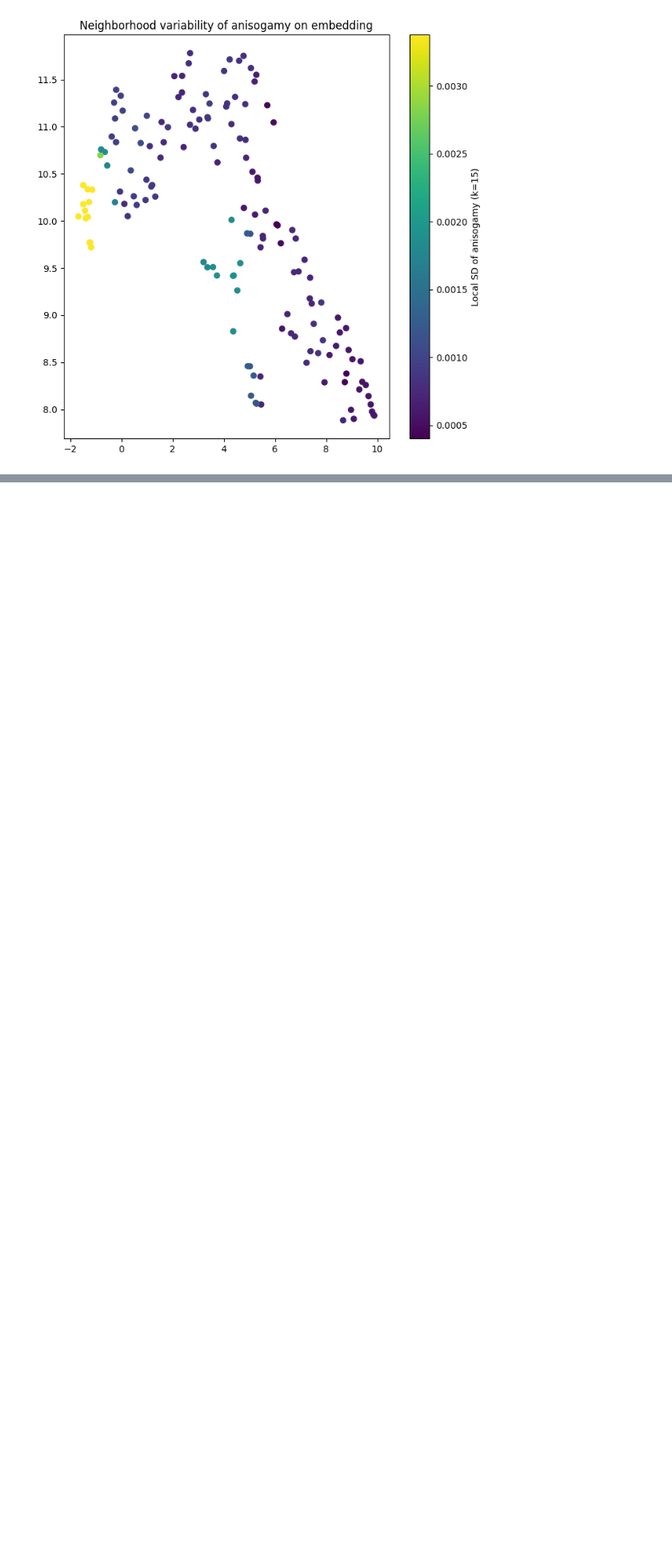
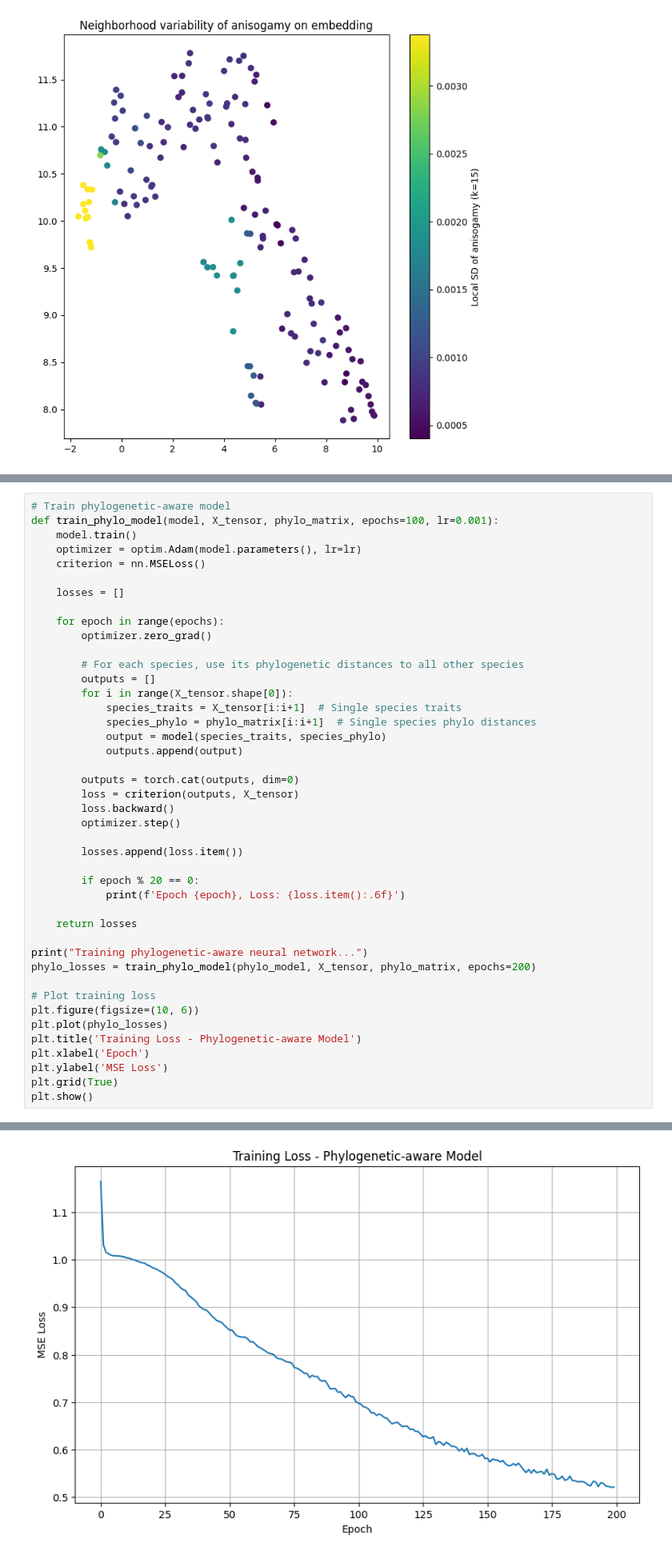
Before and after one commit to mkamya20/SyndromeandLevers, a Jupyter notebook: dev/exploration_new.ipynb, the cells around one changed output, grey strips where cells are left out. Shown at 80% size. Cells and saved outputs as stored; diff of their text form; blank space fills up the shorter version.

Commit message:
Add PyTorch pipelines

```diff
--- a/dev/exploration_new.ipynb
+++ b/dev/exploration_new.ipynb
@@ -227,0 +491,44 @@ plt.show()
+# %%
+# Train phylogenetic-aware model
+def train_phylo_model(model, X_tensor, phylo_matrix, epochs=100, lr=0.001):
+    model.train()
+    optimizer = optim.Adam(model.parameters(), lr=lr)
+    criterion = nn.MSELoss()
+
+    losses = []
+
+    for epoch in range(epochs):
+        optimizer.zero_grad()
+
+        # For each species, use its phylogenetic distances to all other species
+        outputs = []
+        for i in range(X_tensor.shape[0]):
+            species_traits = X_tensor[i:i+1]  # Single species traits
+            species_phylo = phylo_matrix[i:i+1]  # Single species phylo distances
+            output = model(species_traits, species_phylo)
+            outputs.append(output)
+
+        outputs = torch.cat(outputs, dim=0)
+        loss = criterion(outputs, X_tensor)
+        loss.backward()
+        optimizer.step()
+
+        losses.append(loss.item())
+
+        if epoch % 20 == 0:
+            print(f'Epoch {epoch}, Loss: {loss.item():.6f}')
+
+    return losses
+
+print("Training phylogenetic-aware neural network...")
+phylo_losses = train_phylo_model(phylo_model, X_tensor, phylo_matrix, epochs=200)
+
+# Plot training loss
+plt.figure(figsize=(10, 6))
+plt.plot(phylo_losses)
+plt.title('Training Loss - Phylogenetic-aware Model')
+plt.xlabel('Epoch')
+plt.ylabel('MSE Loss')
+plt.grid(True)
+plt.show()
+# %% [output]
@@ -227,0 +546 @@ plt.show()
+[figure, added]
```
Also changed, not shown: parts of 17 cells of this notebook.
